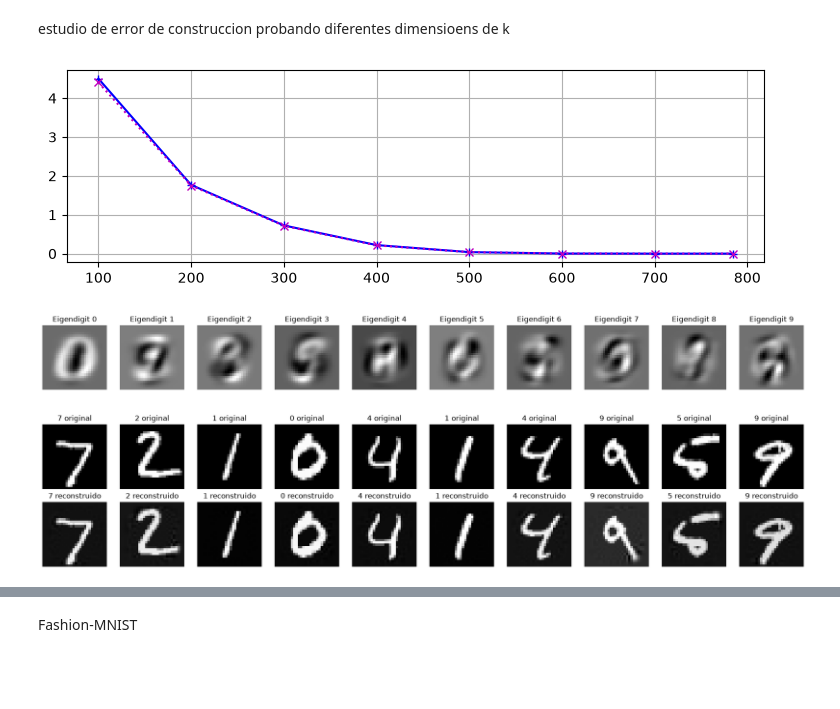
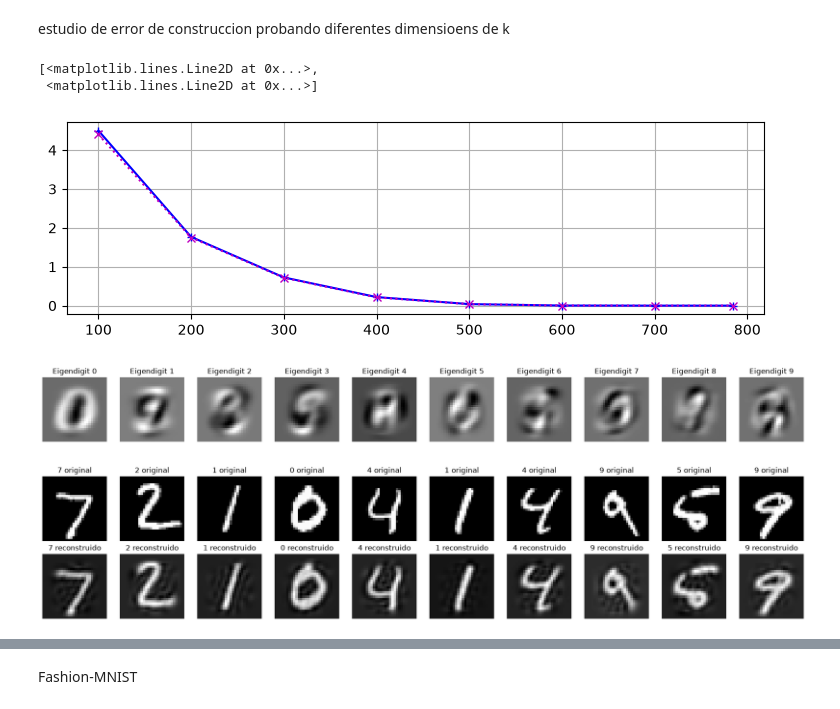
Before and after one commit to saxondanielle/2027_02_28_APA2627, a Jupyter notebook: practicas/2/practica2.ipynb, the cells around one changed output, grey strips where cells are left out. Drawn from its saved outputs; the diff is of its cells as text; code cells hidden in the pictures; blank space fills up the shorter version.

```diff
--- a/practicas/2/practica2.ipynb
+++ b/practicas/2/practica2.ipynb
@@ -109,40 +151,89 @@ array([[0., 0., 0., ..., 0., 0., 0.],
 estudio de error de construccion probando diferentes dimensioens de k
 # %%
 import matplotlib.pyplot as plt; from sklearn.decomposition import PCA
+# Calculates the maximum possible number of components. Since X_train has 60,000 rows (samples) and 784 columns (features/pixels), max_K will be 784.
 max_K = np.min(X_train.shape)
+
+# Trains a PCA model on the training images using the maximum number of components, finding all principal axes for the dataset.
 pca = PCA(n_components=max_K).fit(X_train) #transforma
+
+# Projects both the training and test datasets into the full principal component space.
 Z_train = pca.transform(X_train)
 Z_test = pca.transform(X_test)
+
+# Defines a list of different feature counts ($K$ values) to test. This lets us see how image quality and reconstruction error change as we keep more or fewer components.
 Ks = np.array([100, 200, 300, 400, 500, 600, 700, max_K])
 
+# Creates empty arrays to store the calculated reconstruction errors for each $K$ value on both the training and test sets.
 L_train = np.empty_like(Ks, dtype=float)
 L_test = np.empty_like(Ks, dtype=float)
-for i, K in enumerate(Ks): #prueba todas las k's pero no recalcula pca. calcula el pca de la K mas grande
- Z_train_K = Z_train.copy(); Z_train_K[:, K:] = 0.0; hX_train = pca.inverse_transform(Z_train_K)
- L_train[i] = np.square(X_train - hX_train).sum(axis=1).mean()
- Z_test_K = Z_test.copy(); Z_test_K[:, K:] = 0.0; hX_test = pca.inverse_transform(Z_test_K)
- L_test[i] = np.square(X_test - hX_test).sum(axis=1).mean()
-plt.figure(figsize=(9, 2.5)); plt.grid(True); plt.plot(Ks, L_train, '+-b', Ks, L_test, 'x:m');
+
+for i, K in enumerate(Ks): #prueba todas las k's pero no recalcula pca. calcula el pca de la K mas grande y luego pone a zeros para hacer los k mas pequeños para evitar calcular todo de nuevo
+    Z_train_K = Z_train.copy()
+    Z_train_K[:, K:] = 0.0
+    hX_train = pca.inverse_transform(Z_train_K)
+    L_train[i] = np.square(X_train - hX_train).sum(axis=1).mean()
+
+    Z_test_K = Z_test.copy()
+    Z_test_K[:, K:] = 0.0
+    hX_test = pca.inverse_transform(Z_test_K)
+    L_test[i] = np.square(X_test - hX_test).sum(axis=1).mean()
+
+plt.figure(figsize=(9, 2.5)); plt.grid(True); plt.plot(Ks, L_train, '+-b', Ks, L_test, 'x:m')
 # %% [output]
+[<matplotlib.lines.Line2D at 0x...>,
+ <matplotlib.lines.Line2D at 0x...>]
 [figure]
 # %%
+# Trains a PCA model using 400 components on the training dataset.
+K = 100
+pca = PCA(n_components=K).fit(X_train)
 
-K = 400; pca = PCA(n_components=K).fit(X_train); nrows, ncols = 1, 10
+# Sets up a grid with 1 row and 10 columns so we can display a sequence of 10 images side-by-side.
+nrows, ncols = 1, 10
+
+# Creates the figure and the row of 10 subplot axes, with automatic layout adjustment.
 fig, axs = plt.subplots(nrows=nrows, ncols=ncols, figsize=(18, 18*nrows/ncols), constrained_layout=True)
+
 for i in range(min(K, nrows * ncols)):
- ax = axs.flat[i]; ax.set_axis_off(); ax.set_title(f"Eigendigit {i}")
+ ax = axs.flat[i]
+ ax.set_axis_off()
+ ax.set_title(f"Eigendigit {i}")
+
+ '''
+ Extracts the i-th principal component vector (pca.components_[i, :]) of length 784.
+ .reshape((28, 28)) reshapes that flat vector back into a 28 x 28 image shape so it can be drawn as a picture
+ .imshow(...) displays it in grayscale.
+ These pictures show the underlying "building block" patterns (loops, strokes, and curves) that the model uses to construct digits.'''
  ax.imshow(pca.components_[i, :].reshape((28, 28)), cmap=plt.cm.gray, interpolation="none")
 
 #son los pesos de cada cosa. pesos que sean 0 son irrelevantes
 # %% [output]
 [figure]
 # %%
-ncols = 10; Z_test = pca.transform(X_test[:ncols]); hX_test = pca.inverse_transform(Z_test)
+
+
+ncols = 10 # Sets up 10 columns (meaning we will display 10 digits).
+Z_test = pca.transform(X_test[:ncols]) # Takes the first 10 test images and projects them into the PCA space (compressing them).
+hX_test = pca.inverse_transform(Z_test) #Reconstructs those compressed versions back into 784-pixel image vectors.
+
+# Creates a grid of subplots with 2 rows and 10 columns (total of 20 boxes).
+# The top row will display the original images, and the bottom row will display the compressed/reconstructed ones.
 fig, axs = plt.subplots(nrows=2, ncols=10, figsize=(18, 18*2/ncols), constrained_layout=True)
+
 for i in range(ncols):
- ax = axs.flat[i]; ax.set_axis_off(); ax.set_title(f"{y_test[i]} original")
- ax.imshow(X_test[i, :].reshape((28, 28)), cmap=plt.cm.gray, interpolation="none")
- ax = axs.flat[ncols + i]; ax.set_axis_off(); ax.set_title(f"{y_test[i]} reconstruido")
- ax.imshow(hX_test[i, :].reshape((28, 28)), cmap=plt.cm.gray, interpolation="none")
+    # Selects the subplot in the top row (i), hides the axis lines and numbers, and sets the title to the correct digit label followed by "original" (e.g., "7 original").
+    ax = axs.flat[i]
+    ax.set_axis_off()
+    ax.set_title(f"{y_test[i]} original")
+
+    # Reshapes the flat 784-length vector of the original test image back into a $28 \times 28$ pixel grid and displays it in grayscale.
+    ax.imshow(X_test[i, :].reshape((28, 28)), cmap=plt.cm.gray, interpolation="none")
+    ax = axs.flat[ncols + i]
+    ax.set_axis_off()
+    ax.set_title(f"{y_test[i]} reconstruido")
+
+    # Reshapes the reconstructed image vector back into a $28 \times 28$ grid and displays it directly below the original image so you can visually see how much detail was preserved after PCA compression!
+    ax.imshow(hX_test[i, :].reshape((28, 28)), cmap=plt.cm.gray, interpolation="none")
 # %% [output]
-[figure, old version]
+[figure, new version]
```
Also changed, not shown: parts of 29 cells of this notebook.
